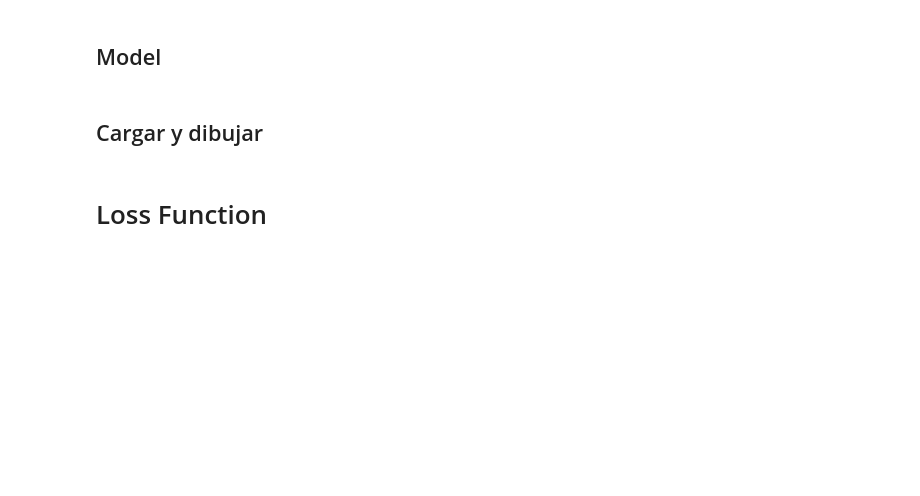
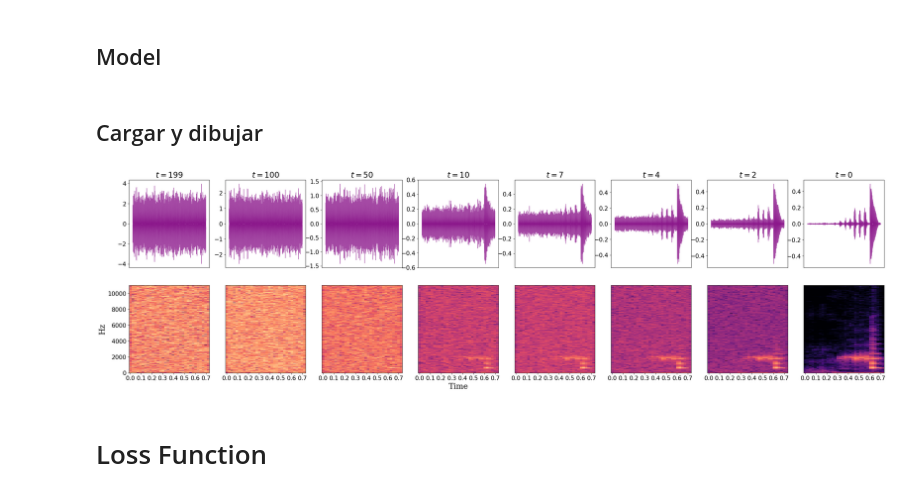
Before and after one commit to jsnungo/tesis, a Jupyter notebook: figuras/figuras.ipynb, the cells around one changed output. Saved outputs shown, nothing was run; the diff lists cells and outputs as text; code cells hidden in the pictures; blank space fills up the shorter version.

```diff
--- a/figuras/figuras.ipynb
+++ b/figuras/figuras.ipynb
@@ -161,15 +183,19 @@ plot_local(dict_local)
 # %% [markdown]
 # Proceso de difusion
 # %%
-def plot_process(dict_samples, img_idx=0):
+def plot_process(dict_samples, img_idx=0, save_path=None):
     num_columns = len(dict_samples)
     # Assuming your data is in a format compatible with plotting (e.g., lists of values)
-    fig, axes = plt.subplots(2, num_columns, figsize=(30, 9), width_ratios=[1]*num_columns )
+    fig, axes = plt.subplots(2, num_columns, figsize=(35, 9), width_ratios=[1]*num_columns )
     for j, key in enumerate(dict_samples):
         audio = dict_samples[key].cpu().numpy()[img_idx][0]
+        if save_path is not None:
+            from  scipy.io import wavfile
 
+            wavfile.write(f'C:/Users/snung/Documents/{j}.wav', 16000, audio)
         librosa.display.waveshow(audio, ax=axes[0, j], axis='off', color='purple', linewidth=1, alpha=0.7)
-        axes[0, j].set_title(f"$T = {key}$", fontsize=17, fontfamily='serif')
+        axes[0, j].set_title(f"$t = {key}$", fontsize=20, fontfamily='serif')
+        axes[0, j].tick_params(axis='y', labelsize=15)
 
         D = librosa.stft(audio)
         # Convert the complex-valued result to magnitude
@@ -177,12 +203,16 @@ def plot_process(dict_samples, img_idx=0):
         # Display the spectrogram
         y_axis = 'off' if j > 0 else 'hz'
         librosa.display.specshow(S_db, x_axis="time", y_axis=y_axis, ax=axes[1, j])
+        axes[1, j].tick_params(axis='x', labelsize=15)
+
         axes[1, j].xaxis.set_major_formatter('{x:.1f}')
-        if j == 0: axes[1, j].set_ylabel("Hz", fontsize=17, fontfamily='serif')
+        if j == 0:
+            axes[1, j].set_ylabel("Hz", fontsize=20, fontfamily='serif')
+            axes[1, j].tick_params(axis='y', labelsize=15)
         if j==3:
-            axes[1, j].set_xlabel("Time", fontsize=17, fontfamily='serif')
+            axes[1, j].set_xlabel("Time", fontsize=20, fontfamily='serif')
         else:
-            axes[1, j].set_xlabel("", fontsize=17, fontfamily='serif')
+            axes[1, j].set_xlabel("")
 
 
     plt.show()
@@ -222,7 +252,9 @@ with open('../figuras/diffusion_process.pickle', 'rb') as f:
     interim_diff = pickle.load(f)
 # %%
 # 2, 4
-plot_process(interim_diff, img_idx:=2)
+plot_process(interim_diff, img_idx:=2, save_path=1)
+# %% [output]
+[figure, added]
 # %%
 audio = interim_diff[0].cpu().numpy()[4][0]
 
```
Also changed, not shown: parts of 17 cells of this notebook, 21 other files.
